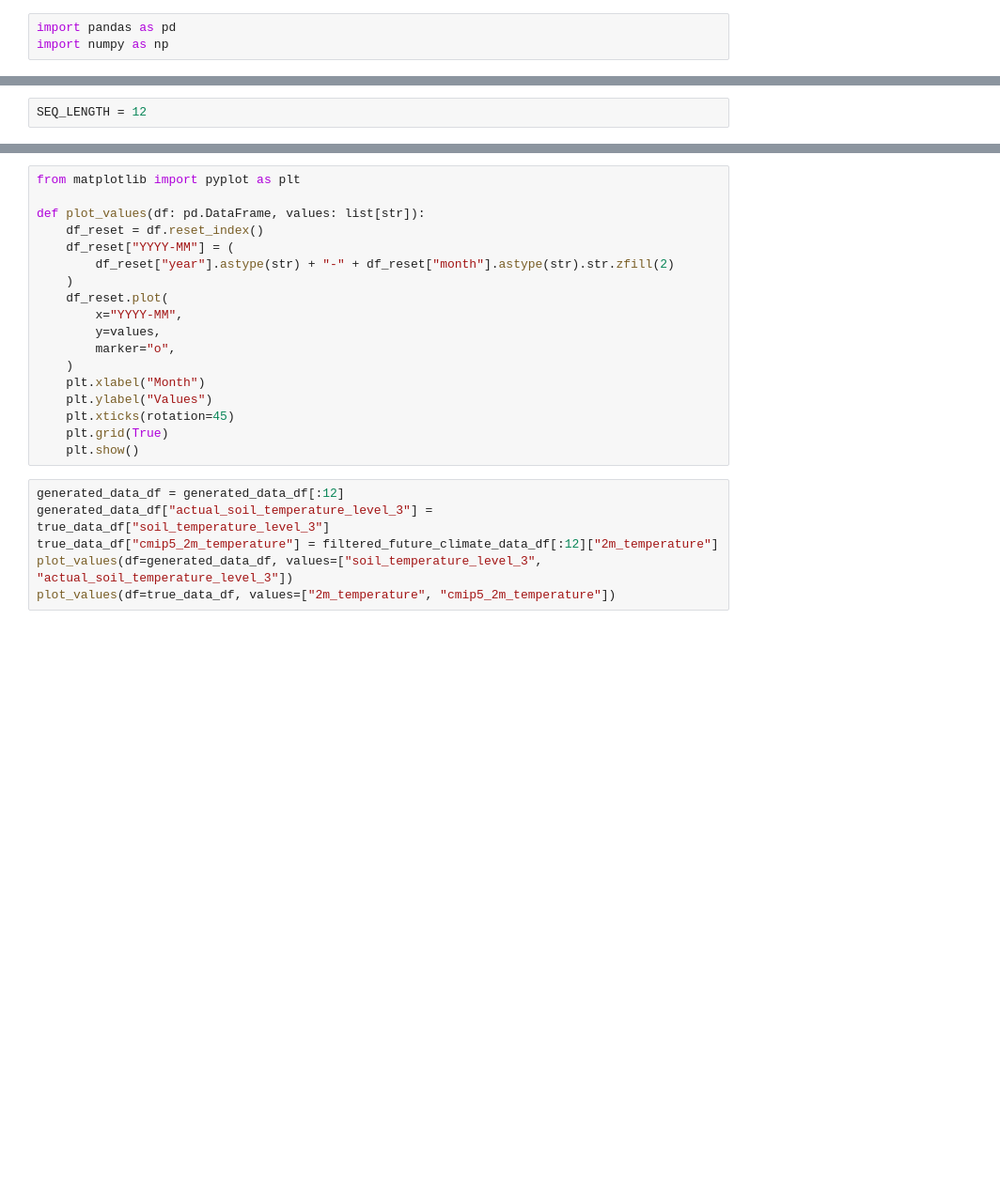
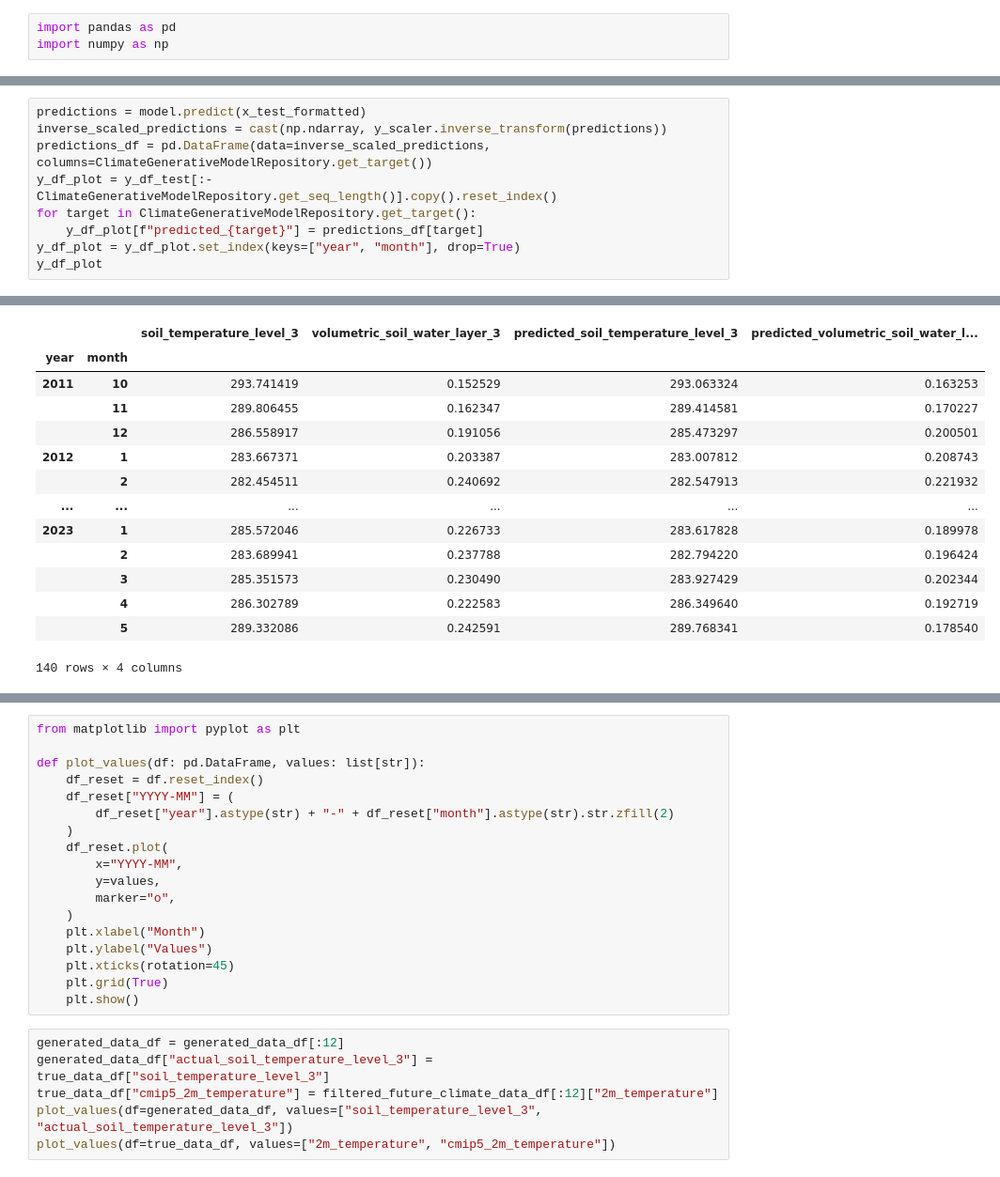
Before and after one commit to PeppeOsmio/tesi, a Jupyter notebook: test_model.ipynb, the cells around one changed output, grey strips where cells are left out. Shown at 94% size. Cells and saved outputs as stored; diff of their text form; blank space fills up the shorter version.

```diff
--- a/test_model.ipynb
+++ b/test_model.ipynb
@@ -92,2 +133,10 @@ y_test_scaled = cast(np.ndarray, y_scaler.transform(y_df_test))
-# %%
-SEQ_LENGTH = 12
+# %%
+predictions = model.predict(x_test_formatted)
+inverse_scaled_predictions = cast(np.ndarray, y_scaler.inverse_transform(predictions))
+predictions_df = pd.DataFrame(data=inverse_scaled_predictions, columns=ClimateGenerativeModelRepository.get_target())
+y_df_plot = y_df_test[:-ClimateGenerativeModelRepository.get_seq_length()].copy().reset_index()
+for target in ClimateGenerativeModelRepository.get_target():
+    y_df_plot[f"predicted_{target}"] = predictions_df[target]
+y_df_plot = y_df_plot.set_index(keys=["year", "month"], drop=True)
+y_df_plot
+# %% [output]
@@ -93,0 +144,14 @@ SEQ_LENGTH = 12
+|  |  | soil_temperature_level_3 | volumetric_soil_water_layer_3 | predicted_soil_temperature_level_3 | predicted_volumetric_soil_water_l... |
+| year | month |  |  |  |  |
+| 2011 | 10 | 293.741419 | 0.152529 | 293.063324 | 0.163253 |
+|  | 11 | 289.806455 | 0.162347 | 289.414581 | 0.170227 |
+|  | 12 | 286.558917 | 0.191056 | 285.473297 | 0.200501 |
+| 2012 | 1 | 283.667371 | 0.203387 | 283.007812 | 0.208743 |
+|  | 2 | 282.454511 | 0.240692 | 282.547913 | 0.221932 |
+| ... | ... | ... | ... | ... | ... |
+| 2023 | 1 | 285.572046 | 0.226733 | 283.617828 | 0.189978 |
+|  | 2 | 283.689941 | 0.237788 | 282.794220 | 0.196424 |
+|  | 3 | 285.351573 | 0.230490 | 283.927429 | 0.202344 |
+|  | 4 | 286.302789 | 0.222583 | 286.349640 | 0.192719 |
+|  | 5 | 289.332086 | 0.242591 | 289.768341 | 0.178540 |
+140 rows × 4 columns
```
Also changed, not shown: parts of 10 cells of this notebook, 4 other files.
